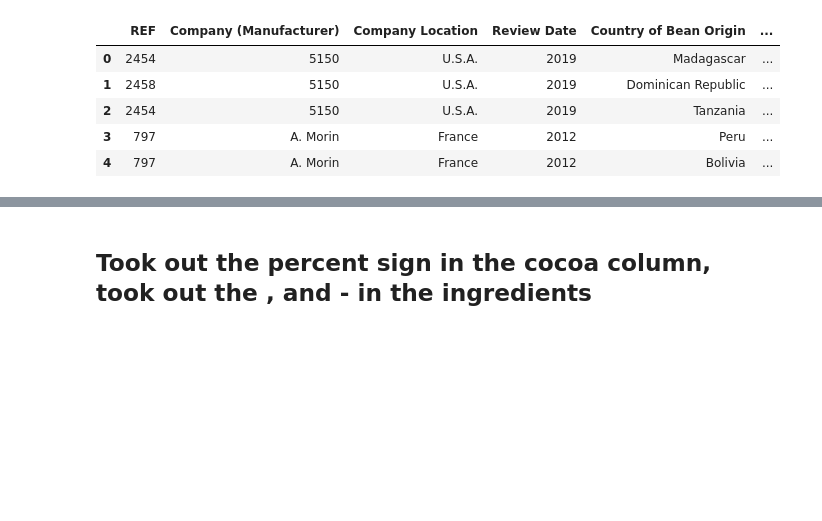
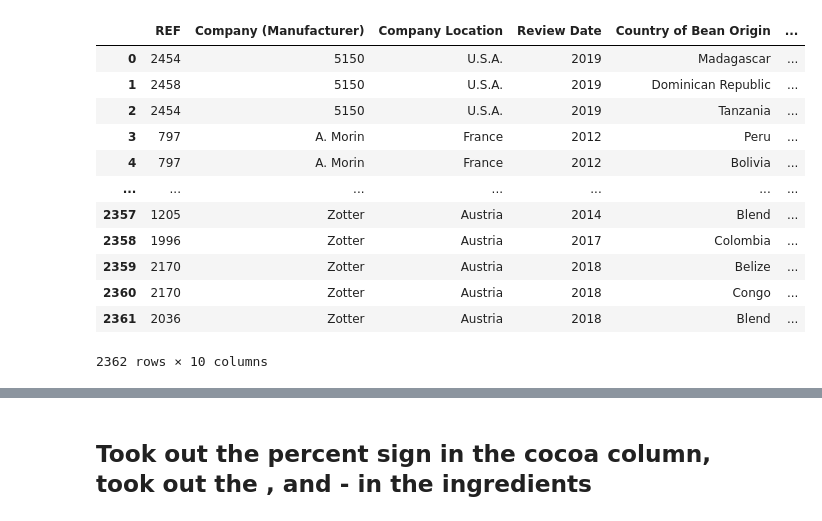
Before and after one commit to jchandleroneal/bsc-phase-three-project, a Jupyter notebook: notebooks/exploratory/dorothy/dorothy_main.ipynb, the cells around one changed output, grey strips where cells are left out. Drawn from its saved outputs; the diff is of its cells as text; code cells hidden in the pictures; blank space fills up the shorter version.

```diff
--- a/notebooks/exploratory/dorothy/dorothy_main.ipynb
+++ b/notebooks/exploratory/dorothy/dorothy_main.ipynb
@@ -1,23 +1,30 @@
 # %%
 import pandas as pd
 import numpy as np
 from sklearn.model_selection import cross_val_score, train_test_split
 from sklearn.impute import SimpleImputer
 from sklearn.ensemble import BaggingClassifier
 from sklearn.metrics import plot_confusion_matrix, auc, classification_report
 from sklearn.linear_model import LogisticRegression
 from sklearn.pipeline import Pipeline
 from sklearn.tree import DecisionTreeRegressor, DecisionTreeClassifier
 from sklearn.preprocessing import OneHotEncoder, StandardScaler
 from sklearn.ensemble import RandomForestClassifier, RandomForestRegressor
 # from imblearn.over_sampling import SMOTE
 
 df = pd.read_csv('../../../data/chocolate.csv')
-df.head()
+df
 # %% [output]
 |  | REF | Company (Manufacturer) | Company Location | Review Date | Country of Bean Origin | ... |
 | 0 | 2454 | 5150 | U.S.A. | 2019 | Madagascar | ... |
 | 1 | 2458 | 5150 | U.S.A. | 2019 | Dominican Republic | ... |
 | 2 | 2454 | 5150 | U.S.A. | 2019 | Tanzania | ... |
 | 3 | 797 | A. Morin | France | 2012 | Peru | ... |
 | 4 | 797 | A. Morin | France | 2012 | Bolivia | ... |
+| ... | ... | ... | ... | ... | ... | ... |
+| 2357 | 1205 | Zotter | Austria | 2014 | Blend | ... |
+| 2358 | 1996 | Zotter | Austria | 2017 | Colombia | ... |
+| 2359 | 2170 | Zotter | Austria | 2018 | Belize | ... |
+| 2360 | 2170 | Zotter | Austria | 2018 | Congo | ... |
+| 2361 | 2036 | Zotter | Austria | 2018 | Blend | ... |
+2362 rows × 10 columns
```
Also changed, not shown: parts of 78 cells of this notebook.
